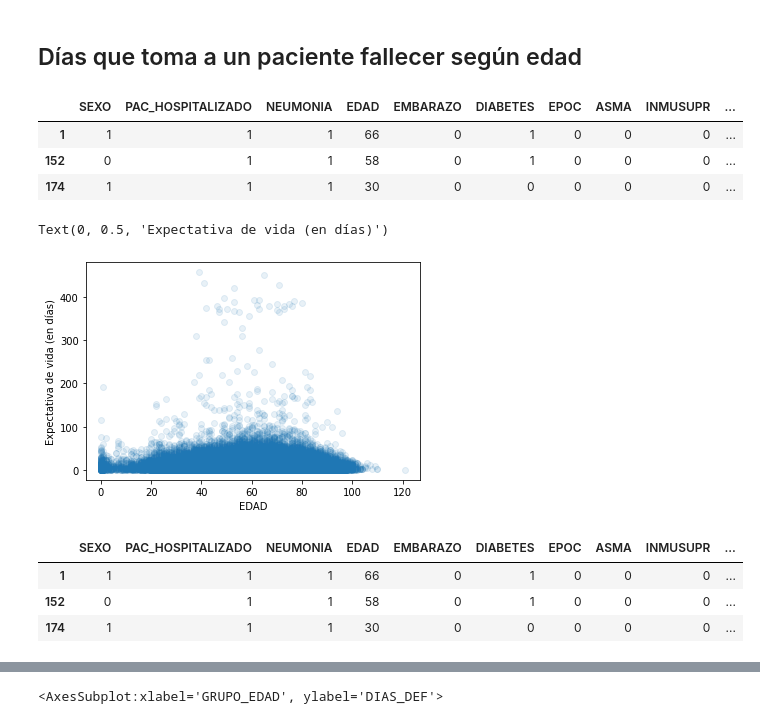
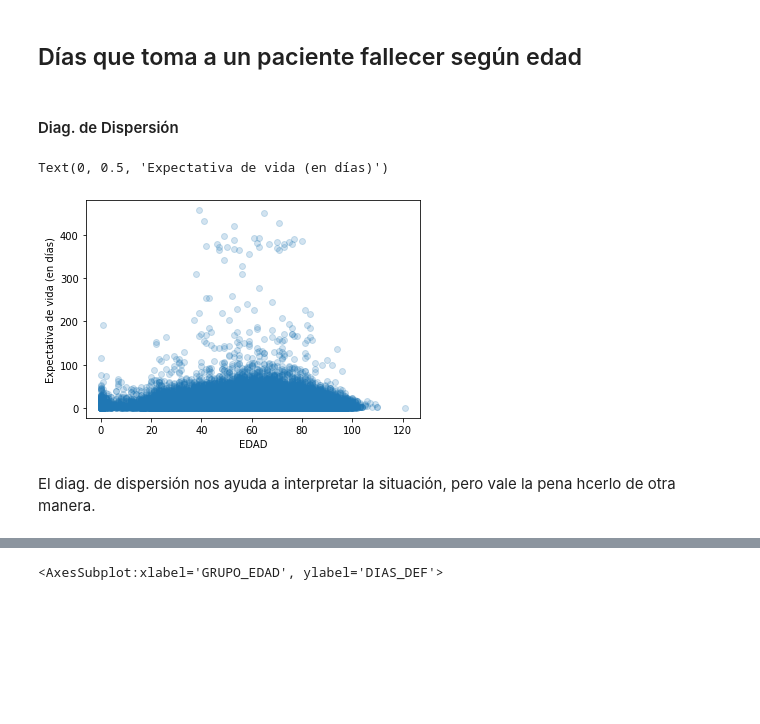
Before and after one commit to EstebanBrito/covid19-mexico, a Jupyter notebook: notebooks/Graficas.ipynb, the cells around one changed output, grey strips where cells are left out. Cells and saved outputs as stored; diff of their text form; code cells hidden in the pictures; blank space fills up the shorter version.

```diff
--- a/notebooks/Graficas.ipynb
+++ b/notebooks/Graficas.ipynb
@@ -288,20 +307,18 @@ conteo_genero.plot(kind='bar', stacked=True)
 No parece haber una diferencia sustancial entre la cantidad de infectados por género, aunque sí se nota un mayor número de fallecidos en el género masculino.
 # %% [markdown]
 ## Días que toma a un paciente fallecer según edad
-# %%
-regres_df.head(3)
-# %% [output]
-|  | SEXO | PAC_HOSPITALIZADO | NEUMONIA | EDAD | EMBARAZO | DIABETES | EPOC | ASMA | INMUSUPR | ... |
-| 1 | 1 | 1 | 1 | 66 | 0 | 1 | 0 | 0 | 0 | ... |
-| 152 | 0 | 1 | 1 | 58 | 0 | 1 | 0 | 0 | 0 | ... |
-| 174 | 1 | 1 | 1 | 30 | 0 | 0 | 0 | 0 | 0 | ... |
+# %% [markdown]
+#### Diag. de Dispersión
 # %%
-plt.scatter(x=regres_df['EDAD'], y=regres_df['DIAS_DEF'], alpha=0.1)
+plt.scatter(x=regres_df['EDAD'], y=regres_df['DIAS_DEF'], alpha=0.2)
 plt.xlabel('EDAD')
 plt.ylabel('Expectativa de vida (en días)')
+plt.show()
 # %% [output]
 Text(0, 0.5, 'Expectativa de vida (en días)')
-[figure, old version]
+[figure, new version]
+# %% [markdown]
+El diag. de dispersión nos ayuda a interpretar la situación, pero vale la pena hcerlo de otra manera.
 # %%
 def get_age_group(x):
     if x <= 5: return 'Bebé'
@@ -312,13 +329,6 @@ def get_age_group(x):
     else: return 'Adulto Mayor'
 # %%
 regres_df['GRUPO_EDAD'] = regres_df['EDAD'].apply(get_age_group)
-# %%
-regres_df.head(3)
-# %% [output]
-|  | SEXO | PAC_HOSPITALIZADO | NEUMONIA | EDAD | EMBARAZO | DIABETES | EPOC | ASMA | INMUSUPR | ... |
-| 1 | 1 | 1 | 1 | 66 | 0 | 1 | 0 | 0 | 0 | ... |
-| 152 | 0 | 1 | 1 | 58 | 0 | 1 | 0 | 0 | 0 | ... |
-| 174 | 1 | 1 | 1 | 30 | 0 | 0 | 0 | 0 | 0 | ... |
 # %%
 fall_edades = regres_df[['GRUPO_EDAD', 'EDAD']].groupby(['GRUPO_EDAD']).count()
 # fall_edades.rename({'EDAD': 'No. de Fallecidos'}, axis=1, inplace=True)
```
Also changed, not shown: parts of 31 cells of this notebook, 1 other file.
